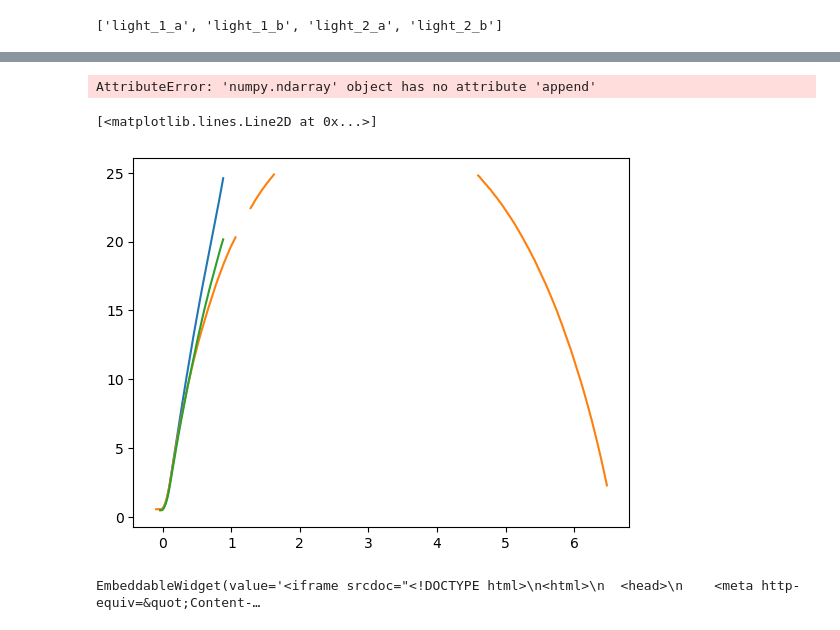
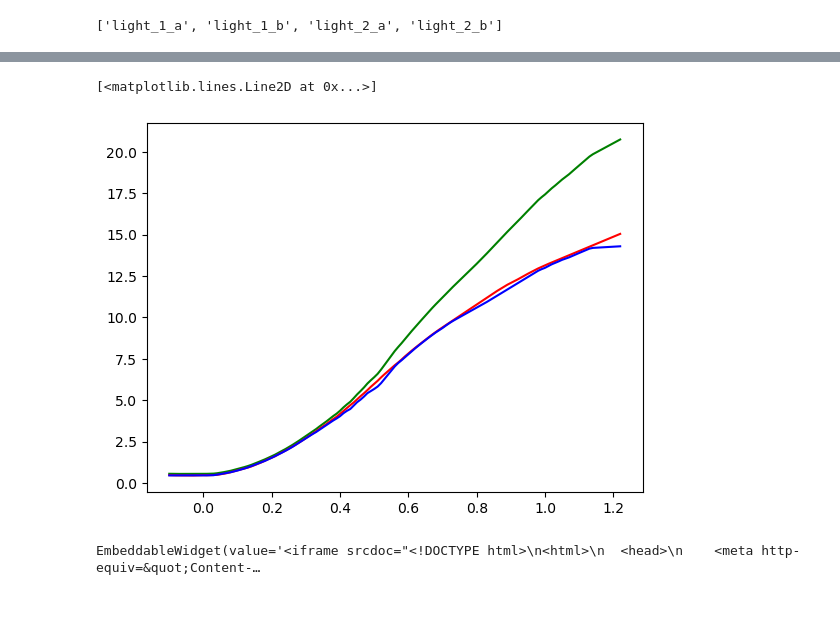
Before and after one commit to vas0x59/empirica_pet_bottle, a Jupyter notebook: proc_rocket/notebook.ipynb, the cells around one changed output, grey strips where cells are left out. Drawn from its saved outputs; the diff is of its cells as text; code cells hidden in the pictures.

```diff
--- a/proc_rocket/notebook.ipynb
+++ b/proc_rocket/notebook.ipynb
@@ -104,13 +108,16 @@ def calculate_camera_pose(marker_img, calib):
 # %%
 d0 = interpolate_markers(load_track_txt(get_track_path(exp_dir + "/" + desc["video_0"]), calib_0))
 d1 = interpolate_markers(load_track_txt(get_track_path(exp_dir + "/" + desc["video_1"]), calib_1))
+d0 = interpolate_rocket(d0)
+d1 = interpolate_rocket(d1)
+
 d0["t"] -= desc["manual_t0_0"]
 d1["t"] -= desc["manual_t0_1"]
 # %%
 interp_range =[max([-0.1, d0["t"].min(), d1["t"].min()]), max(d0["t"].max(),d1["t"].max())]
 # %%
 # dt =
-t_new = np.arange(interp_range[0], interp_range[1], 0.02)
+t_new = np.arange(interp_range[0], interp_range[1], 0.01)
 # %%
 d0_new_t = interpolate_data_frame_to_new_t(d0, t_new)
 d1_new_t = interpolate_data_frame_to_new_t(d1, t_new)
@@ -233,22 +253,21 @@ np.linalg.norm(bench_1_p - bench_2_p)
 # %%
 pnts = []
-NN = 330
+NN = len(A0)//6
 for N in range(NN):
     pnts.append(find_point(A0[N], A1[N]))
 pnts = np.array(pnts)
 # %%
-o0, v0 = find_ray(T_c0, calib_0, b1_0[N])
-o1, v1 = find_ray(T_c1, calib_1, A1[N])
-pnts.append(find_point_near_2rays(o0, v0, o1, v1))
+# o0, v0 = find_ray(T_c0, calib_0, b1_0[N])
+# o1, v1 = find_ray(T_c1, calib_1, A1[N])
+# pnts.append(find_point_near_2rays(o0, v0, o1, v1))
-# %% [output]
-AttributeError: 'numpy.ndarray' object has no attribute 'append'
 # %%
-plt.plot(t_new[:NN], pnts[:, 2])
-plt.plot(t_new[:NN], d0_new_t["A__x"][:NN])
-plt.plot(t_new[:NN], d1_new_t["A__x"][:NN])
+plt.plot(t_new[:NN], pnts[:, 2], c="green")
+plt.plot(t_new[:NN], d0_new_t["A__x"][:NN], c="r")
+plt.plot(t_new[:NN], d1_new_t["A__x"][:NN], c="b")
+plt.scatter()
 # %% [output]
 [<matplotlib.lines.Line2D at 0x...>]
-[figure, old version]
+[figure, new version]
 # %%
 import pyvista as pv
 pv.set_jupyter_backend('html')
```
Also changed, not shown: parts of 17 cells of this notebook, 6 other files.
